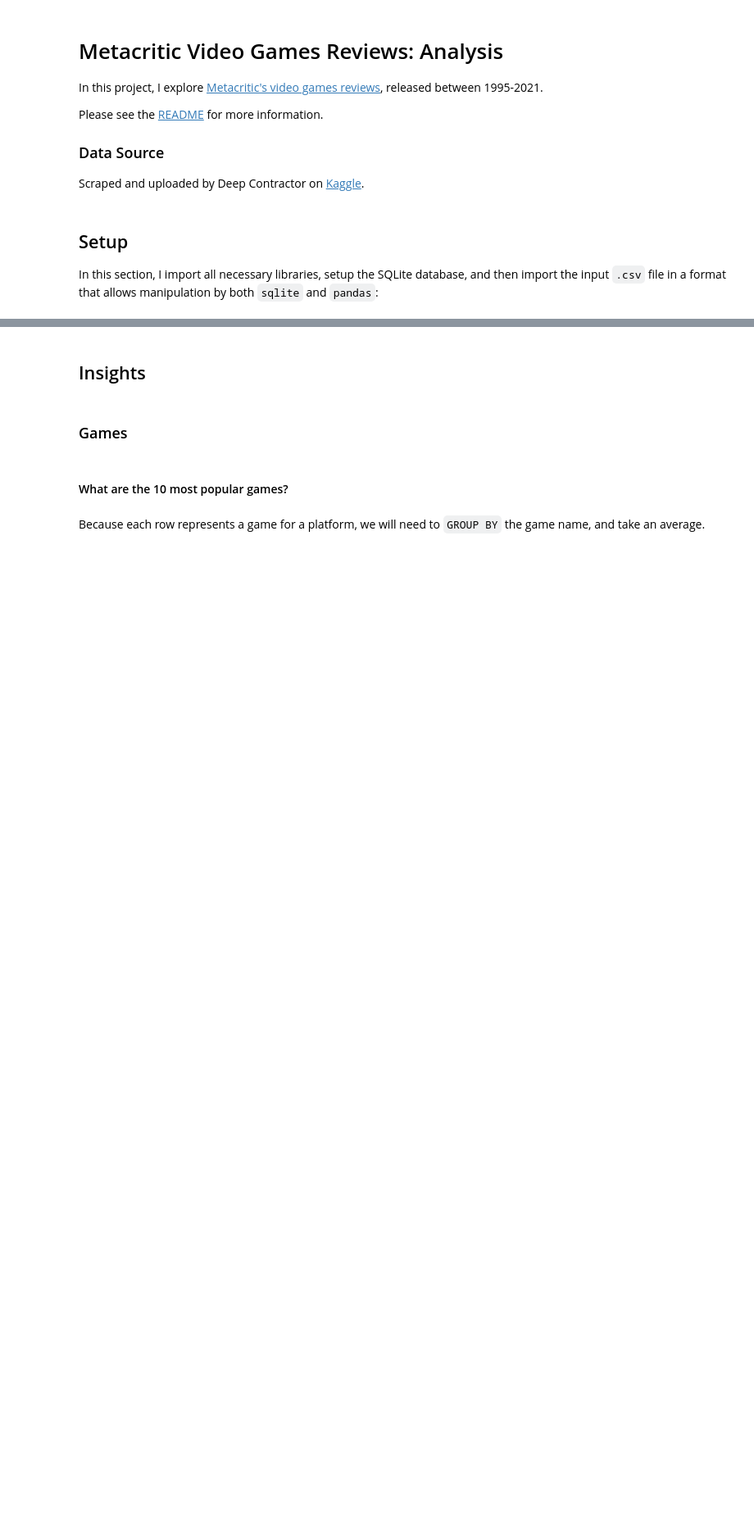
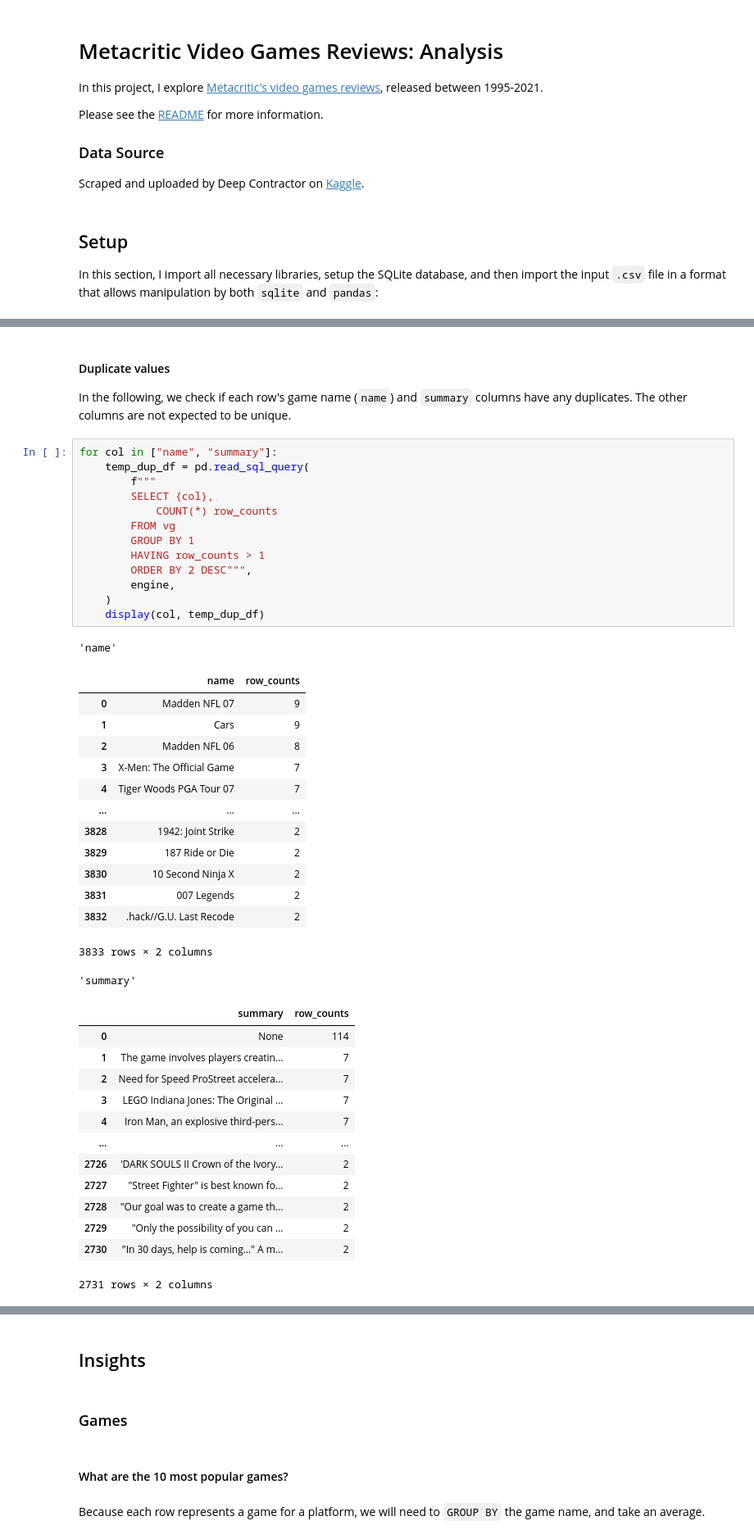
Before and after one commit to henrylin03/video-games, a Jupyter notebook: analysis.ipynb, the cells around one changed output, grey strips where cells are left out. Shown at 82% size. Saved outputs shown, nothing was run; the diff lists cells and outputs as text; blank space fills up the shorter version.

```diff
--- a/analysis.ipynb
+++ b/analysis.ipynb
@@ -158,0 +165,45 @@ vg_df.to_sql("vg", engine, if_exists="replace")
+# %% [markdown]
+#### Duplicate values
+In the following, we check if each row's game name (`name`) and `summary` columns have any duplicates. The other columns are not expected to be unique.
+# %%
+for col in ["name", "summary"]:
+    temp_dup_df = pd.read_sql_query(
+        f"""
+        SELECT {col},
+            COUNT(*) row_counts
+        FROM vg
+        GROUP BY 1
+        HAVING row_counts > 1
+        ORDER BY 2 DESC""",
+        engine,
+    )
+    display(col, temp_dup_df)
+# %% [output]
+'name'
+|  | name | row_counts |
+| 0 | Madden NFL 07 | 9 |
+| 1 | Cars | 9 |
+| 2 | Madden NFL 06 | 8 |
+| 3 | X-Men: The Official Game | 7 |
+| 4 | Tiger Woods PGA Tour 07 | 7 |
+| ... | ... | ... |
+| 3828 | 1942: Joint Strike | 2 |
+| 3829 | 187 Ride or Die | 2 |
+| 3830 | 10 Second Ninja X | 2 |
+| 3831 | 007 Legends | 2 |
+| 3832 | .hack//G.U. Last Recode | 2 |
+3833 rows × 2 columns
+'summary'
+|  | summary | row_counts |
+| 0 | None | 114 |
+| 1 | The game involves players creatin... | 7 |
+| 2 | Need for Speed ProStreet accelera... | 7 |
+| 3 | LEGO Indiana Jones: The Original ... | 7 |
+| 4 | Iron Man, an explosive third-pers... | 7 |
+| ... | ... | ... |
+| 2726 | 'DARK SOULS II Crown of the Ivory... | 2 |
+| 2727 | "Street Fighter" is best known fo... | 2 |
+| 2728 | "Our goal was to create a game th... | 2 |
+| 2729 | "Only the possibility of you can ... | 2 |
+| 2730 | "In 30 days, help is coming…" A m... | 2 |
+2731 rows × 2 columns
```
Also changed, not shown: parts of 50 cells of this notebook.
